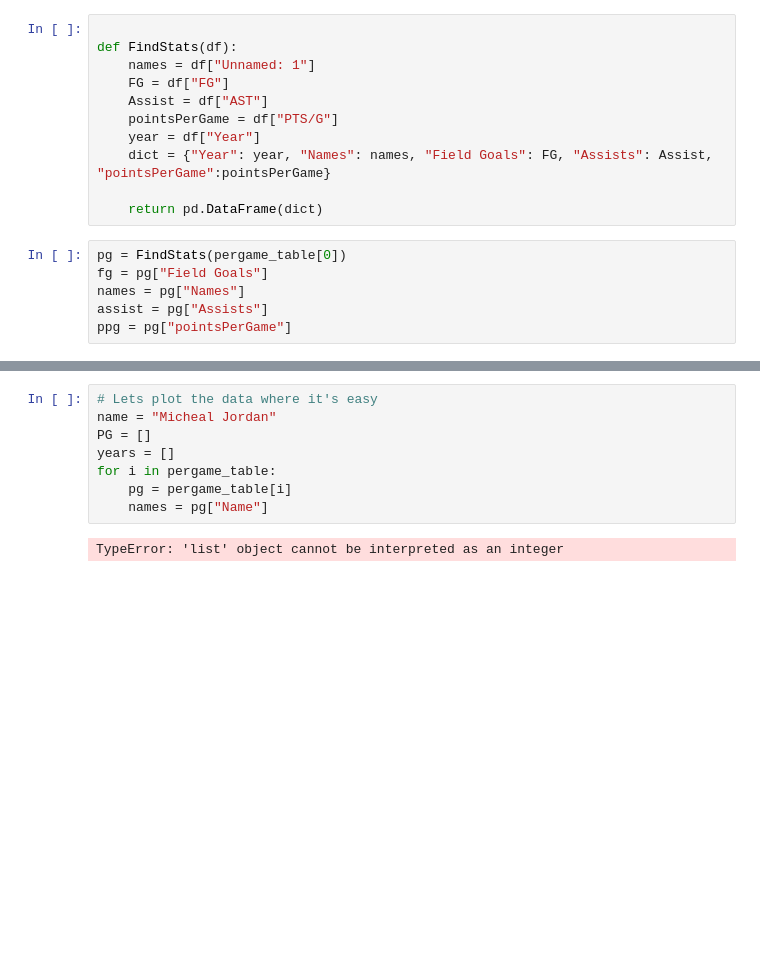
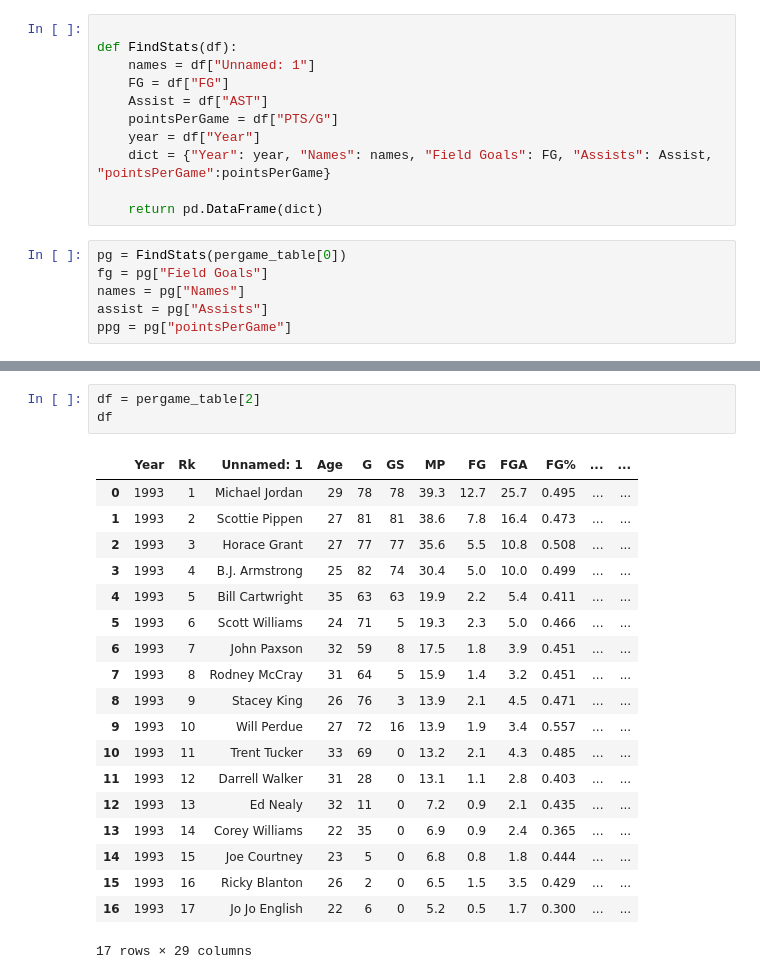
Before and after one commit to BiratalWagle/Basketball_Project, a Jupyter notebook: web_scraping.ipynb, the cells around one changed output, grey strips where cells are left out. Saved outputs shown, nothing was run; the diff lists cells and outputs as text; blank space fills up the shorter version.

```diff
--- a/web_scraping.ipynb
+++ b/web_scraping.ipynb
@@ -83,10 +81,23 @@ ax.legend()
-# %%
-# Lets plot the data where it's easy
-name = "Micheal Jordan"
-PG = []
-years = []
-for i in pergame_table:
-    pg = pergame_table[i]
-    names = pg["Name"]
-# %% [output]
-TypeError: 'list' object cannot be interpreted as an integer
+# %%
+df = pergame_table[2]
+df
+# %% [output]
+|  | Year | Rk | Unnamed: 1 | Age | G | GS | MP | FG | FGA | FG% | ... | ... |
+| 0 | 1993 | 1 | Michael Jordan | 29 | 78 | 78 | 39.3 | 12.7 | 25.7 | 0.495 | ... | ... |
+| 1 | 1993 | 2 | Scottie Pippen | 27 | 81 | 81 | 38.6 | 7.8 | 16.4 | 0.473 | ... | ... |
+| 2 | 1993 | 3 | Horace Grant | 27 | 77 | 77 | 35.6 | 5.5 | 10.8 | 0.508 | ... | ... |
+| 3 | 1993 | 4 | B.J. Armstrong | 25 | 82 | 74 | 30.4 | 5.0 | 10.0 | 0.499 | ... | ... |
+| 4 | 1993 | 5 | Bill Cartwright | 35 | 63 | 63 | 19.9 | 2.2 | 5.4 | 0.411 | ... | ... |
+| 5 | 1993 | 6 | Scott Williams | 24 | 71 | 5 | 19.3 | 2.3 | 5.0 | 0.466 | ... | ... |
+| 6 | 1993 | 7 | John Paxson | 32 | 59 | 8 | 17.5 | 1.8 | 3.9 | 0.451 | ... | ... |
+| 7 | 1993 | 8 | Rodney McCray | 31 | 64 | 5 | 15.9 | 1.4 | 3.2 | 0.451 | ... | ... |
+| 8 | 1993 | 9 | Stacey King | 26 | 76 | 3 | 13.9 | 2.1 | 4.5 | 0.471 | ... | ... |
+| 9 | 1993 | 10 | Will Perdue | 27 | 72 | 16 | 13.9 | 1.9 | 3.4 | 0.557 | ... | ... |
+| 10 | 1993 | 11 | Trent Tucker | 33 | 69 | 0 | 13.2 | 2.1 | 4.3 | 0.485 | ... | ... |
+| 11 | 1993 | 12 | Darrell Walker | 31 | 28 | 0 | 13.1 | 1.1 | 2.8 | 0.403 | ... | ... |
+| 12 | 1993 | 13 | Ed Nealy | 32 | 11 | 0 | 7.2 | 0.9 | 2.1 | 0.435 | ... | ... |
+| 13 | 1993 | 14 | Corey Williams | 22 | 35 | 0 | 6.9 | 0.9 | 2.4 | 0.365 | ... | ... |
+| 14 | 1993 | 15 | Joe Courtney | 23 | 5 | 0 | 6.8 | 0.8 | 1.8 | 0.444 | ... | ... |
+| 15 | 1993 | 16 | Ricky Blanton | 26 | 2 | 0 | 6.5 | 1.5 | 3.5 | 0.429 | ... | ... |
+| 16 | 1993 | 17 | Jo Jo English | 22 | 6 | 0 | 5.2 | 0.5 | 1.7 | 0.300 | ... | ... |
+17 rows × 29 columns
```
Also changed, not shown: parts of 7 cells of this notebook, 10 other files.
